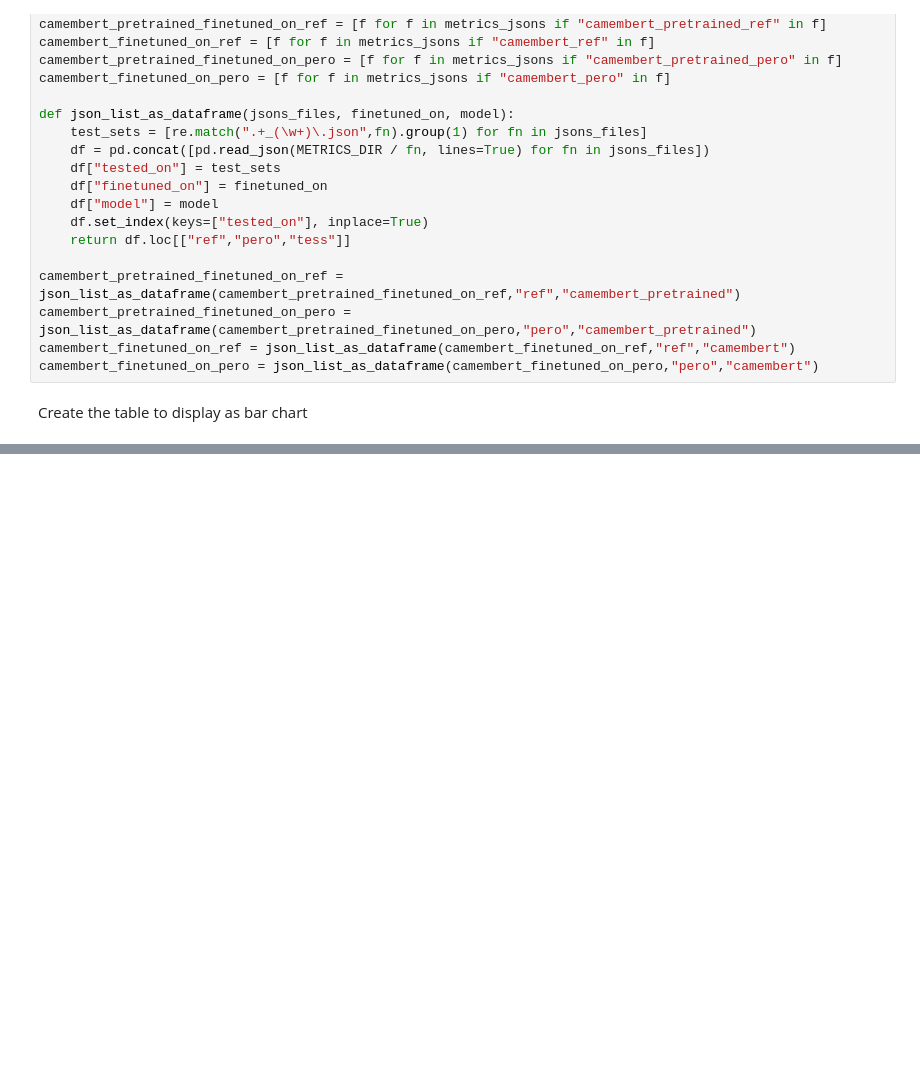
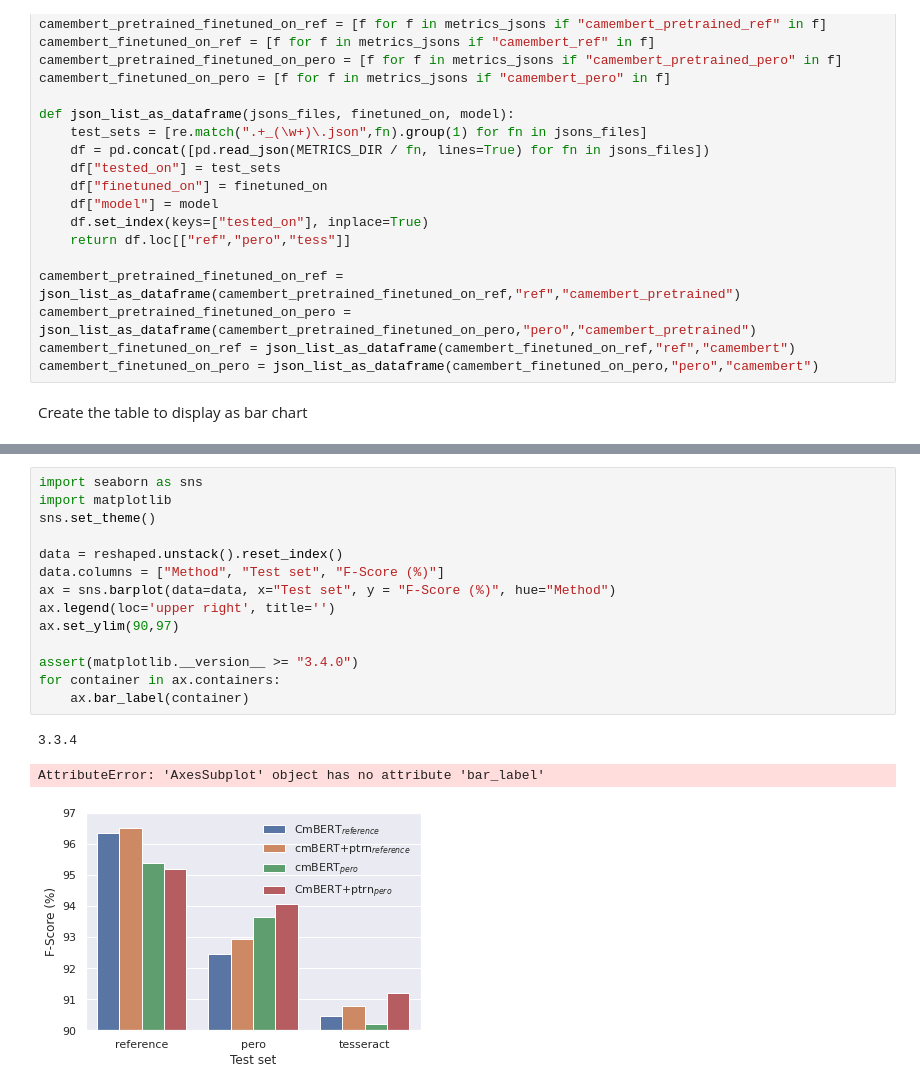
Before and after one commit to soduco/paper-ner-bench-das22, a Jupyter notebook: src/ner/50-experiment_2_figures.ipynb, the cells around one changed output, grey strips where cells are left out. Saved outputs shown, nothing was run; the diff lists cells and outputs as text; blank space fills up the shorter version.

```diff
--- a/src/ner/50-experiment_2_figures.ipynb
+++ b/src/ner/50-experiment_2_figures.ipynb
@@ -65,3 +71,21 @@ plt.savefig('experiment_2_f1_with_noise_graph.pdf', dpi=300, format='pdf',bbox_i
+# %%
+import seaborn as sns
+import matplotlib
+sns.set_theme()
+
+data = reshaped.unstack().reset_index()
+data.columns = ["Method", "Test set", "F-Score (%)"]
+ax = sns.barplot(data=data, x="Test set", y = "F-Score (%)", hue="Method")
+ax.legend(loc='upper right', title='')
+ax.set_ylim(90,97)
+
+assert(matplotlib.__version__ >= "3.4.0")
+for container in ax.containers:
+    ax.bar_label(container)
+# %% [output]
+3.3.4
+AttributeError: 'AxesSubplot' object has no attribute 'bar_label'
+[figure, added]
 # %%
 
 print(reshaped.to_latex(float_format="%.1f", multirow=True, caption="",escape = False))
```
Also changed, not shown: parts of 4 cells of this notebook.
